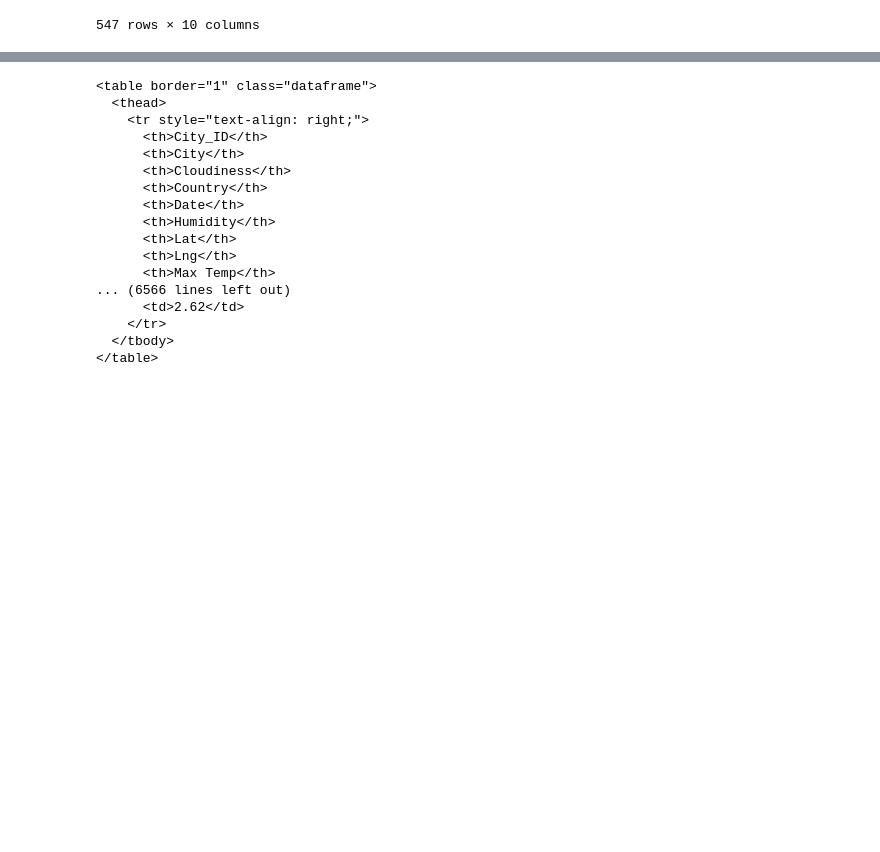
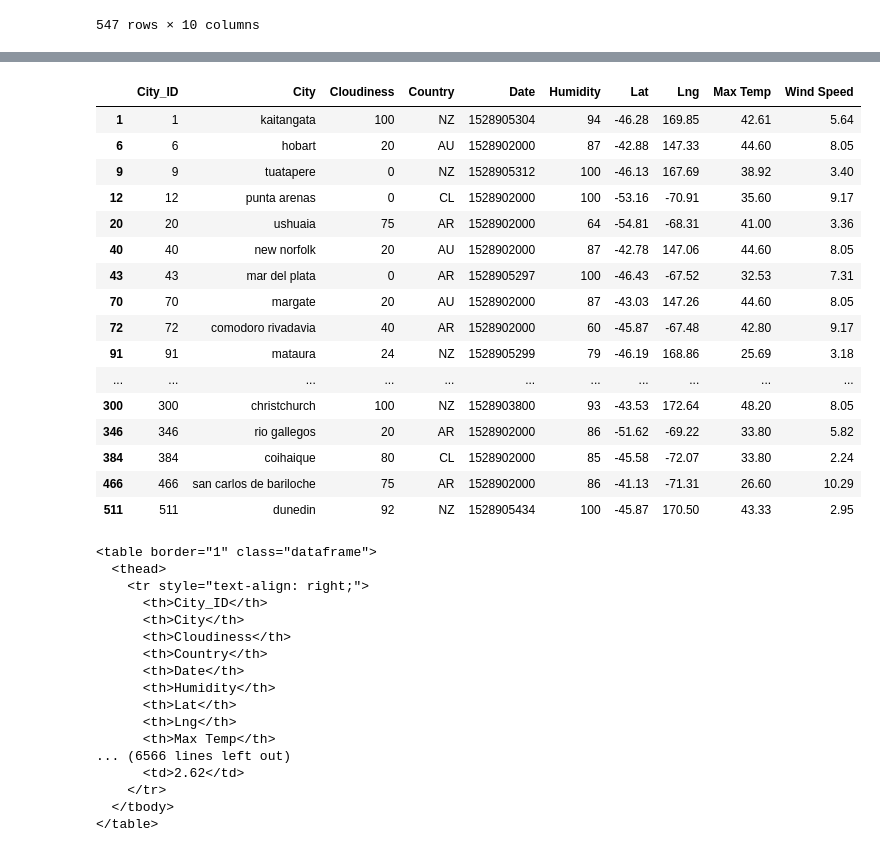
Before and after one commit to Mkang525/Web-Design-Challenge, a Jupyter notebook: WebVisualizations/Resources/Untitled.ipynb, the cells around one changed output, grey strips where cells are left out. Cells and saved outputs as stored; diff of their text form; code cells hidden in the pictures; blank space fills up the shorter version.

```diff
--- a/WebVisualizations/Resources/Untitled.ipynb
+++ b/WebVisualizations/Resources/Untitled.ipynb
@@ -45,3 +43,24 @@ Note: you may need to restart the kernel to use updated packages.
+# %%
+hum_neg40 = cities1.loc[cities1['Lat'] <= -40, :]
+hum_neg40
+# %% [output]
+|  | City_ID | City | Cloudiness | Country | Date | Humidity | Lat | Lng | Max Temp | Wind Speed |
+| 1 | 1 | kaitangata | 100 | NZ | 1528905304 | 94 | -46.28 | 169.85 | 42.61 | 5.64 |
+| 6 | 6 | hobart | 20 | AU | 1528902000 | 87 | -42.88 | 147.33 | 44.60 | 8.05 |
+| 9 | 9 | tuatapere | 0 | NZ | 1528905312 | 100 | -46.13 | 167.69 | 38.92 | 3.40 |
+| 12 | 12 | punta arenas | 0 | CL | 1528902000 | 100 | -53.16 | -70.91 | 35.60 | 9.17 |
+| 20 | 20 | ushuaia | 75 | AR | 1528902000 | 64 | -54.81 | -68.31 | 41.00 | 3.36 |
+| 40 | 40 | new norfolk | 20 | AU | 1528902000 | 87 | -42.78 | 147.06 | 44.60 | 8.05 |
+| 43 | 43 | mar del plata | 0 | AR | 1528905297 | 100 | -46.43 | -67.52 | 32.53 | 7.31 |
+| 70 | 70 | margate | 20 | AU | 1528902000 | 87 | -43.03 | 147.26 | 44.60 | 8.05 |
+| 72 | 72 | comodoro rivadavia | 40 | AR | 1528902000 | 60 | -45.87 | -67.48 | 42.80 | 9.17 |
+| 91 | 91 | mataura | 24 | NZ | 1528905299 | 79 | -46.19 | 168.86 | 25.69 | 3.18 |
+| ... | ... | ... | ... | ... | ... | ... | ... | ... | ... | ... |
+| 300 | 300 | christchurch | 100 | NZ | 1528903800 | 93 | -43.53 | 172.64 | 48.20 | 8.05 |
+| 346 | 346 | rio gallegos | 20 | AR | 1528902000 | 86 | -51.62 | -69.22 | 33.80 | 5.82 |
+| 384 | 384 | coihaique | 80 | CL | 1528902000 | 85 | -45.58 | -72.07 | 33.80 | 2.24 |
+| 466 | 466 | san carlos de bariloche | 75 | AR | 1528902000 | 86 | -41.13 | -71.31 | 26.60 | 10.29 |
+| 511 | 511 | dunedin | 92 | NZ | 1528905434 | 100 | -45.87 | 170.50 | 43.33 | 2.95 |
 # %%
 cities_html = cities1.to_html(index=False)
 # %%
```
Also changed, not shown: parts of 2 cells of this notebook, 4 other files.
